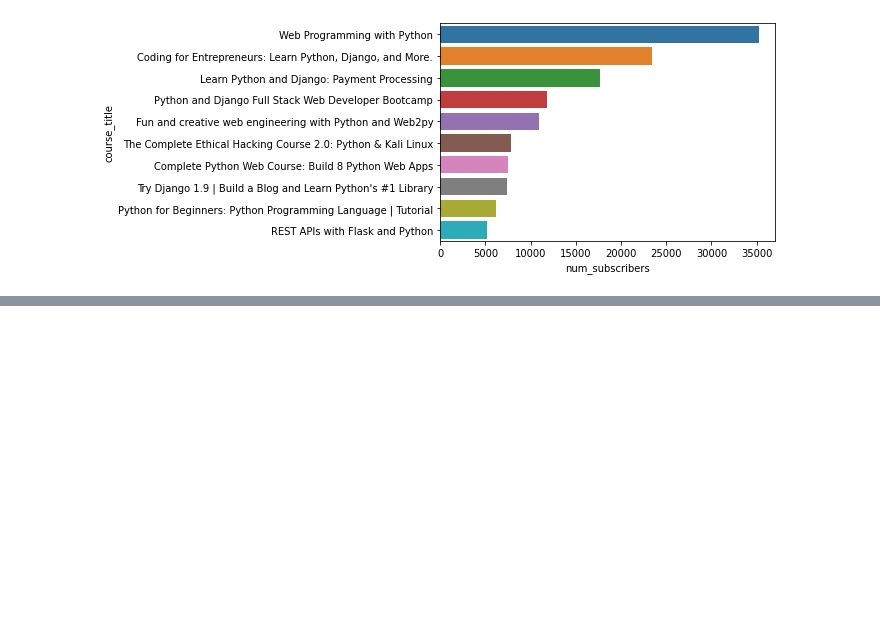
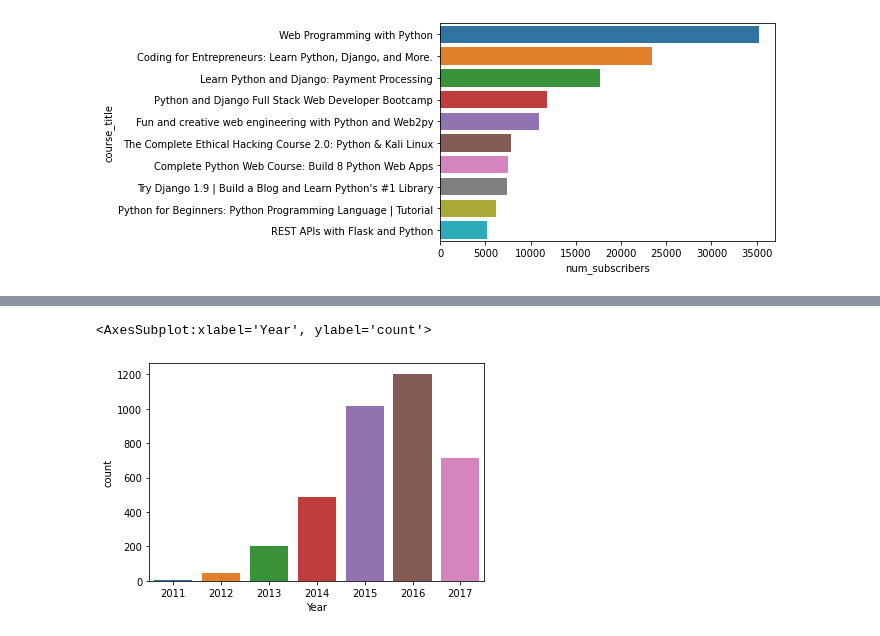
Before and after one commit to Dharmil4602/data-science-projects, a Jupyter notebook: Udemy-Courses/udemy_courses.ipynb, the cells around one changed output, grey strips where cells are left out. Drawn from its saved outputs; the diff is of its cells as text; code cells hidden in the pictures; blank space fills up the shorter version.

Commit message:
Displayed courses according to year

```diff
--- a/Udemy-Courses/udemy_courses.ipynb
+++ b/Udemy-Courses/udemy_courses.ipynb
@@ -307,3 +307,6 @@ sns.barplot(x='num_subscribers', y='course_title', data=python_courses_10)
 # %% [output]
 <AxesSubplot:xlabel='num_subscribers', ylabel='course_title'>
 [figure]
+# %%
+# Displaying in which year highest courses were posted
+data['Year'] = data['published_timestamp'].dt.year
@@ -309,0 +318,6 @@ sns.barplot(x='num_subscribers', y='course_title', data=python_courses_10)
+# %%
+# plotting the above section
+sns.countplot(x='Year', data=data)
+# %% [output]
+<AxesSubplot:xlabel='Year', ylabel='count'>
+[figure, added]
```
Also changed, not shown: parts of 2 cells of this notebook.
